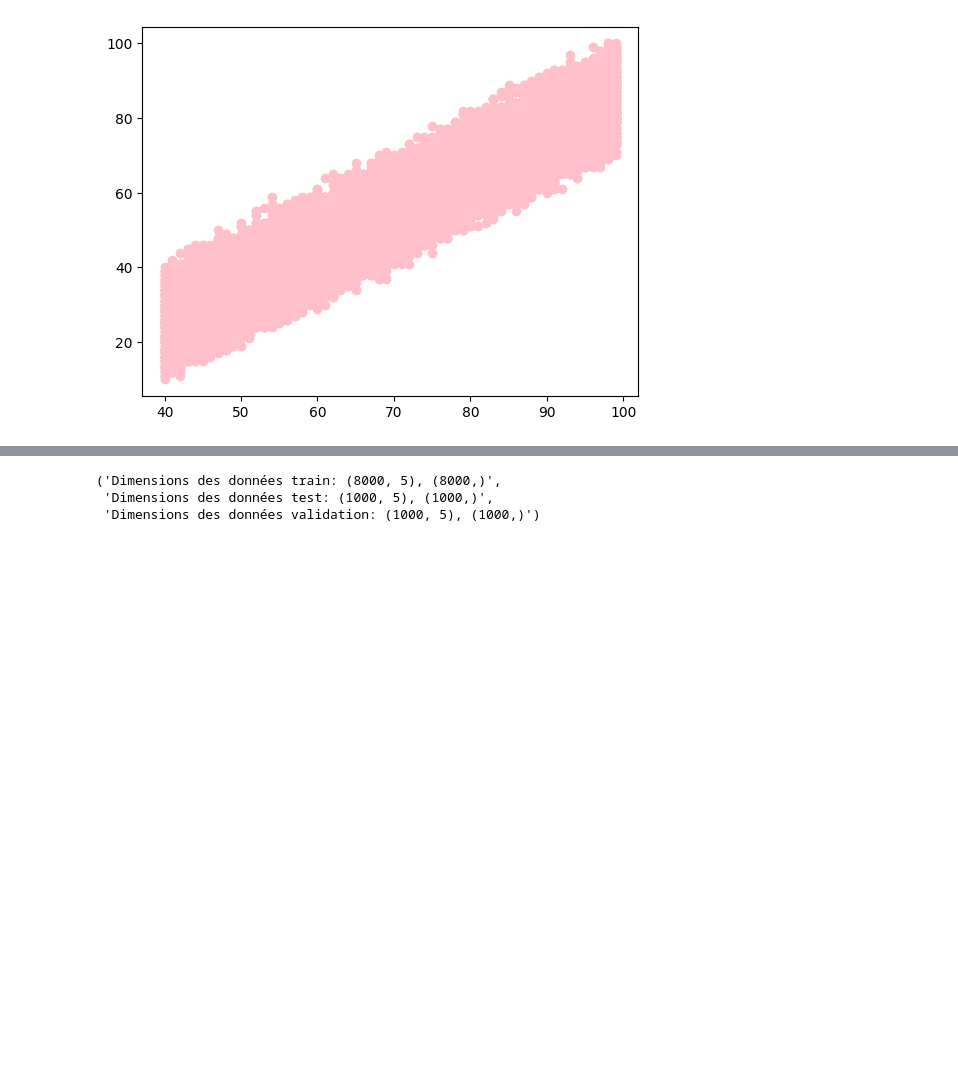
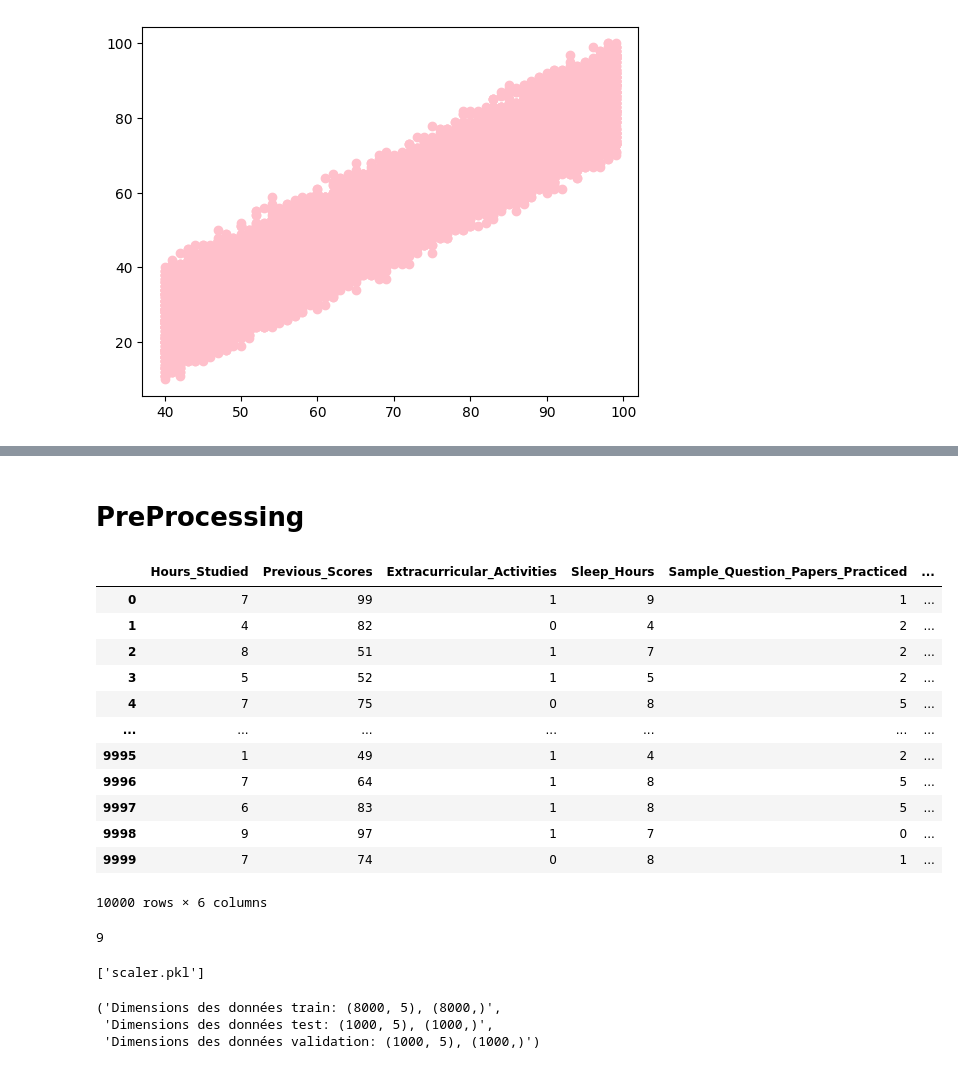
Before and after one commit to AliatTidiany/Supervised_Methods_Project, a Jupyter notebook: Student_Performance.ipynb, the cells around one changed output, grey strips where cells are left out. Cells and saved outputs as stored; diff of their text form; code cells hidden in the pictures; blank space fills up the shorter version.

```diff
--- a/Student_Performance.ipynb
+++ b/Student_Performance.ipynb
@@ -70,3 +124,26 @@ plt.scatter(df.Previous_Scores.values, df.Performance_Index.values, color='pink'
+# %% [markdown]
+# PreProcessing
+# %%
+df.to_csv("df_preprocessed.csv", index=False)
+pd.read_csv("df_preprocessed.csv")
+# %% [output]
+|  | Hours_Studied | Previous_Scores | Extracurricular_Activities | Sleep_Hours | Sample_Question_Papers_Practiced | ... |
+| 0 | 7 | 99 | 1 | 9 | 1 | ... |
+| 1 | 4 | 82 | 0 | 4 | 2 | ... |
+| 2 | 8 | 51 | 1 | 7 | 2 | ... |
+| 3 | 5 | 52 | 1 | 5 | 2 | ... |
+| 4 | 7 | 75 | 0 | 8 | 5 | ... |
+| ... | ... | ... | ... | ... | ... | ... |
+| 9995 | 1 | 49 | 1 | 4 | 2 | ... |
+| 9996 | 7 | 64 | 1 | 8 | 5 | ... |
+| 9997 | 6 | 83 | 1 | 8 | 5 | ... |
+| 9998 | 9 | 97 | 1 | 7 | 0 | ... |
+| 9999 | 7 | 74 | 0 | 8 | 1 | ... |
+10000 rows × 6 columns
+# %%
+df['Sample_Question_Papers_Practiced'].max()
+# %% [output]
+9
 # %%
 #Fractionnement des données
 X= df.drop('Performance_Index', axis=1).values
@@ -78,3 +151,10 @@ X= StandardScaler().fit_transform(X)
+# %%
+scaler = StandardScaler()
+scaler.fit(X)
+scaler.transform(X) # X ensemble de données d'entraînement
+joblib.dump(scaler, 'scaler.pkl')  # Sauvegardez le scaler
+# %% [output]
+['scaler.pkl']
 # %%
 from sklearn.model_selection import train_test_split
 #Splitter les données
```
Also changed, not shown: parts of 30 cells of this notebook, 9 other files.
